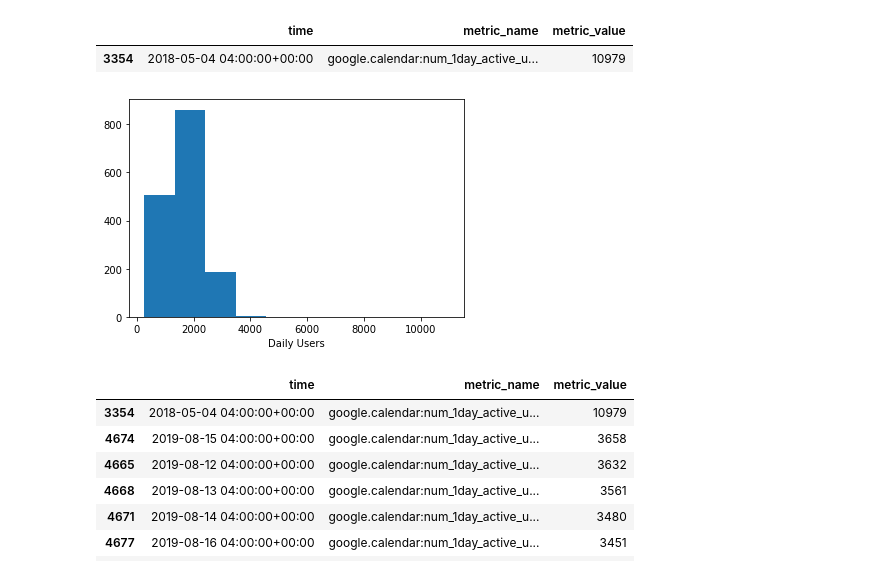
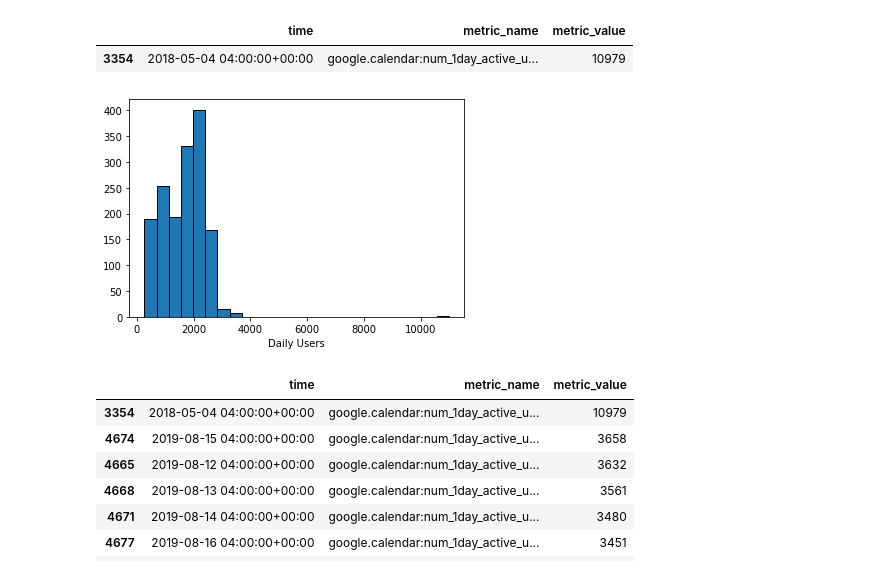
Before and after one commit to UNCG-CSE/G_Suite_Metrics, a Jupyter notebook: src/Jackie/CalendarAnalysis.ipynb, the cells around one changed output. Cells and saved outputs as stored; diff of their text form; code cells hidden in the pictures.

```diff
--- a/src/Jackie/CalendarAnalysis.ipynb
+++ b/src/Jackie/CalendarAnalysis.ipynb
@@ -68,11 +68,11 @@ df.iloc[dailyDf[['metric_value']].idxmax() ]
 | 3354 | 2018-05-04 04:00:00+00:00 | google.calendar:num_1day_active_u... | 10979 |
 # %%
 
-plt.hist(dailyDf['metric_value'], bins=10)
+plt.hist(dailyDf['metric_value'], bins=25,ec='black')
 plt.xlabel('Daily Users')
 plt.show()
 # %% [output]
-[figure, old version]
+[figure, new version]
 # %%
 dailyDf.sort_values(by=['metric_value'], ascending=False)
 # %% [output]
```
Also changed, not shown: parts of 3 cells of this notebook.
